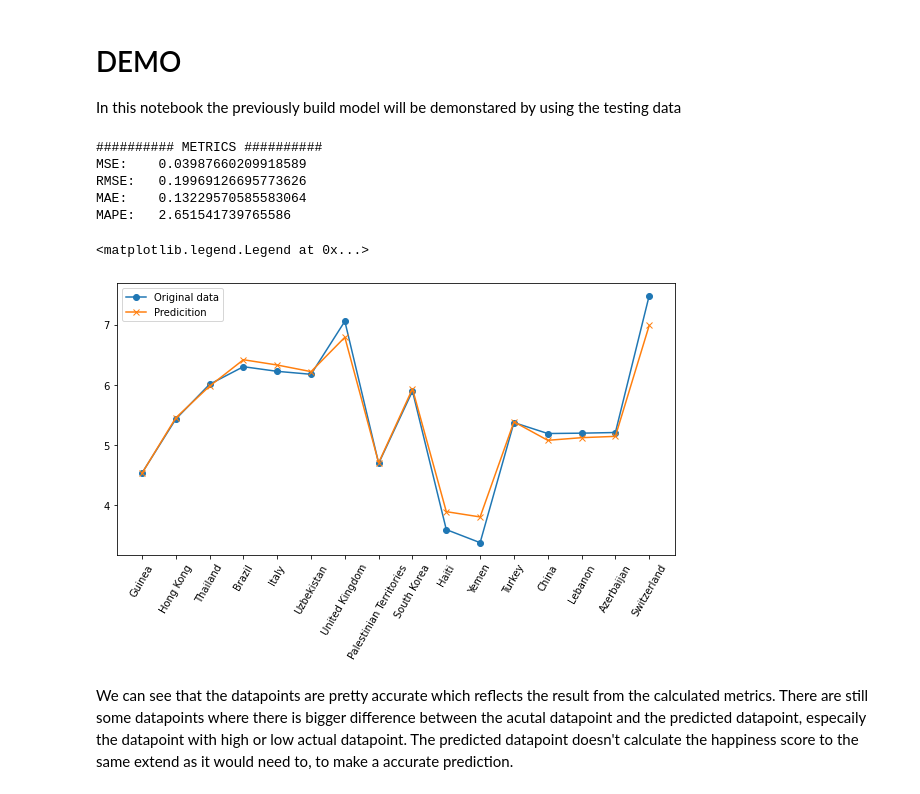
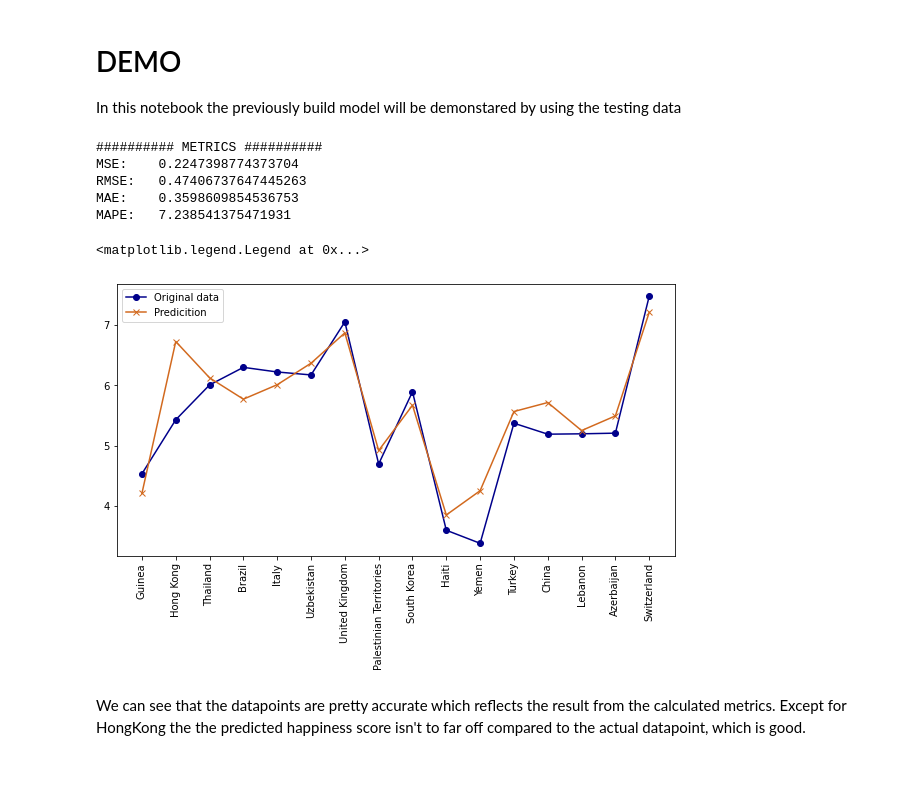
Before and after one commit to Jas53/Data_Exploration_Project, a Jupyter notebook: demo.ipynb, the cells around one changed output. Drawn from its saved outputs; the diff is of its cells as text; code cells hidden in the pictures.

Commit message:
fixed mistake, added visualizations and updated notebooks

```diff
--- a/demo.ipynb
+++ b/demo.ipynb
@@ -39,11 +39,15 @@ def calc_metrics(actual_data: pd.Series, prediction_data: np.ndarray):
 # %%
 # get data
 df = pd.read_csv('./data/WorldHappinessReport/2019.csv')
-# set new index for DataFrame
+test_data = pd.read_csv('./data/test_data.csv')
+# set new index for DataFrames
 df.set_index('Country or region', inplace = True)
+test_data.set_index('Country or region', inplace = True)
 #df.head()
+#test_data.head()
 # %%
 # define target feature and create feature list
 target_feature = 'Score'
+features_to_remove = [target_feature, 'Overall rank']
 features = df.columns.to_list()
-features = [feature for feature in features if feature not in target_feature]
+features = [feature for feature in features if feature not in features_to_remove]
@@ -54,9 +54,10 @@ X_train, X_test, y_train, y_test = train_test_split(df[features], df[target_feat
+# %%
+# split testing data in features and target_feature
+X_test = test_data[features]
+y_test = test_data[target_feature]
 # %%
-# import model with paramter alpha = 4.7 and l1_ratio = 1.0 from training notebook
-#best_model = 'runs:/52896f1ea0d5442984343ea2a16f15bd/model'
-
 # import model with paramter alpha = 5.0 and l1_ratio = 10.0 from training notebook
-best_model = 'runs:/2e6ce20b8fc945628405024e9c61894c/model'
+best_model = 'runs:/35bd8450a7554e30951249b30de6d3cb/model'
 
 # Load model as a PyFuncModel
 model = mlflow.pyfunc.load_model(best_model)
@@ -68,20 +69,20 @@ pred = model.predict(X_test)
 mse, rmse, mae, mape = calc_metrics(y_test, pred)
 # %% [output]
 ########## METRICS ##########
-MSE:    0.03987660209918589
-RMSE:   0.19969126695773626
-MAE:    0.13229570585583064
-MAPE:   2.651541739765586
+MSE:    0.2247398774373704
+RMSE:   0.47406737647445263
+MAE:    0.3598609854536753
+MAPE:   7.238541375471931
 # %%
 # plot the original datapoints and the predicted datapoints
 fig, axs = plt.subplots(1, 1, figsize = (10, 5))
-axs.plot(y_test, marker = 'o')
-axs.plot(pred, marker = 'x')
-axs.tick_params(axis = 'x', rotation = 60)
+axs.plot(y_test, marker = 'o', color = 'darkblue')
+axs.plot(pred, marker = 'x', color = 'chocolate')
+axs.tick_params(axis = 'x', rotation = 90)
 axs.legend(['Original data', 'Predicition'])
 # %% [output]
 <matplotlib.legend.Legend at 0x...>
-[figure, old version]
+[figure, new version]
 # %% [markdown]
 We can see that the datapoints are pretty accurate which reflects the result from the calculated metrics.</br>
-There are still some datapoints where there is bigger difference between the acutal datapoint and the predicted datapoint, especaily the datapoint with high or low actual datapoint. The predicted datapoint doesn't calculate the happiness score to the same extend as it would need to, to make a accurate prediction.
+Except for HongKong the the predicted happiness score isn't to far off compared to the actual datapoint, which is good.
```
Also changed, not shown: parts of 1 cell of this notebook, 1 other file.
